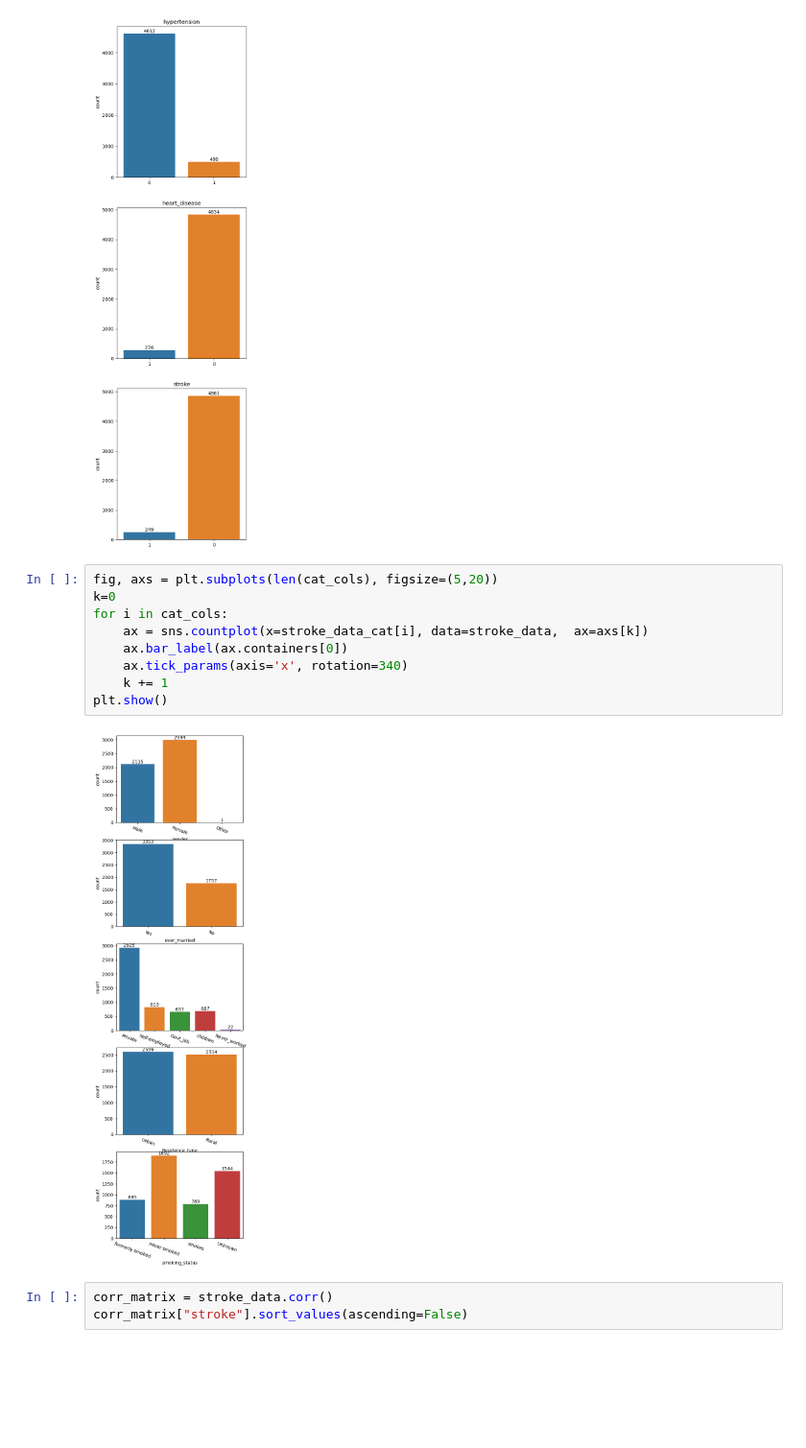
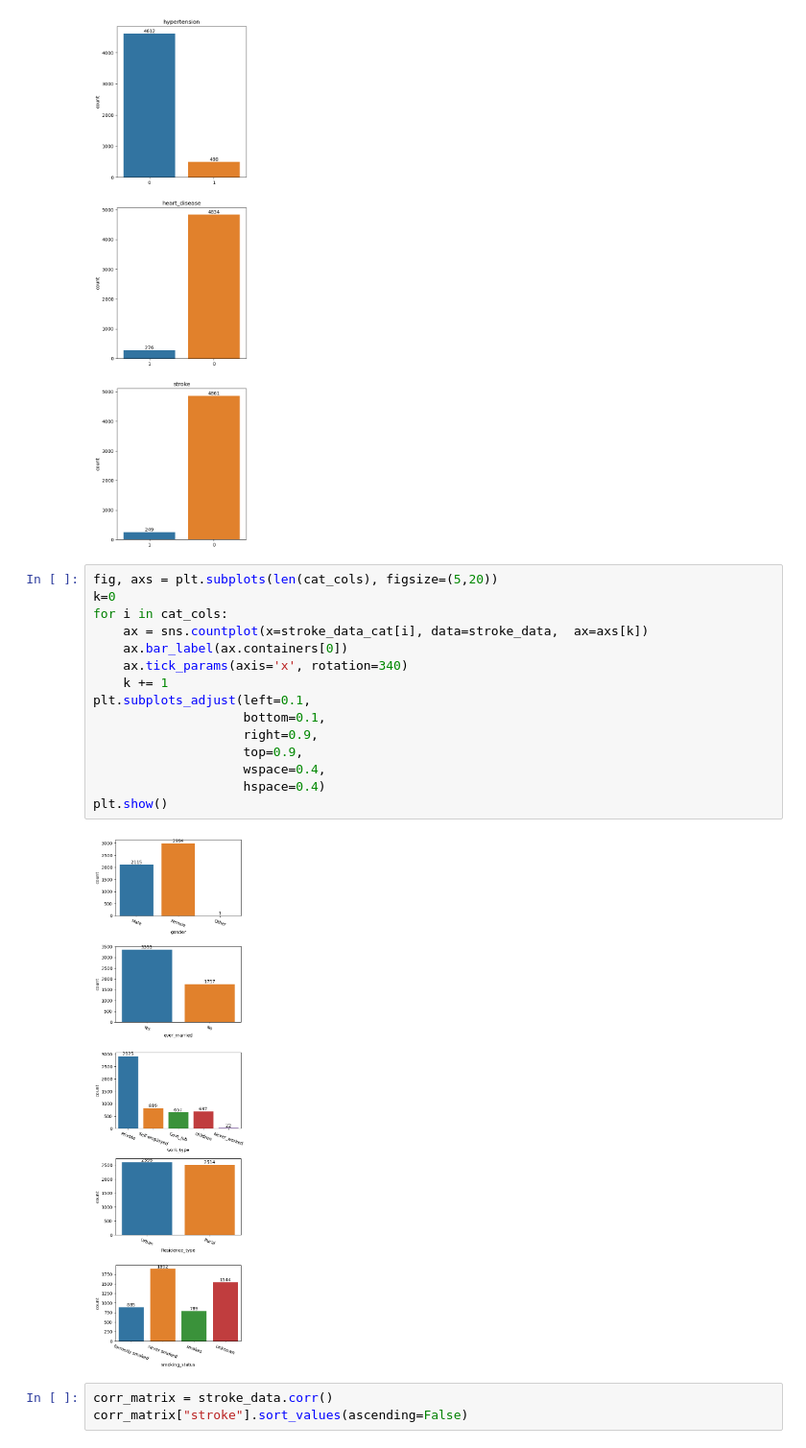
Before and after one commit to lenguyenthuyvan/M682finalproject, a Jupyter notebook: finalproject.ipynb, the cells around one changed output. Shown at 96% size. Drawn from its saved outputs; the diff is of its cells as text; blank space fills up the shorter version.

```diff
--- a/finalproject.ipynb
+++ b/finalproject.ipynb
@@ -246,14 +319,20 @@ plt.show()
 # %%
 fig, axs = plt.subplots(len(cat_cols), figsize=(5,20))
 k=0
 for i in cat_cols:
     ax = sns.countplot(x=stroke_data_cat[i], data=stroke_data,  ax=axs[k])
     ax.bar_label(ax.containers[0])
     ax.tick_params(axis='x', rotation=340)
     k += 1
+plt.subplots_adjust(left=0.1,
+                    bottom=0.1,
+                    right=0.9,
+                    top=0.9,
+                    wspace=0.4,
+                    hspace=0.4)
 plt.show()
 # %% [output]
-[figure, old version]
+[figure, new version]
 # %%
 corr_matrix = stroke_data.corr()
 corr_matrix["stroke"].sort_values(ascending=False)
```
Also changed, not shown: parts of 42 cells of this notebook, 1 other file.
